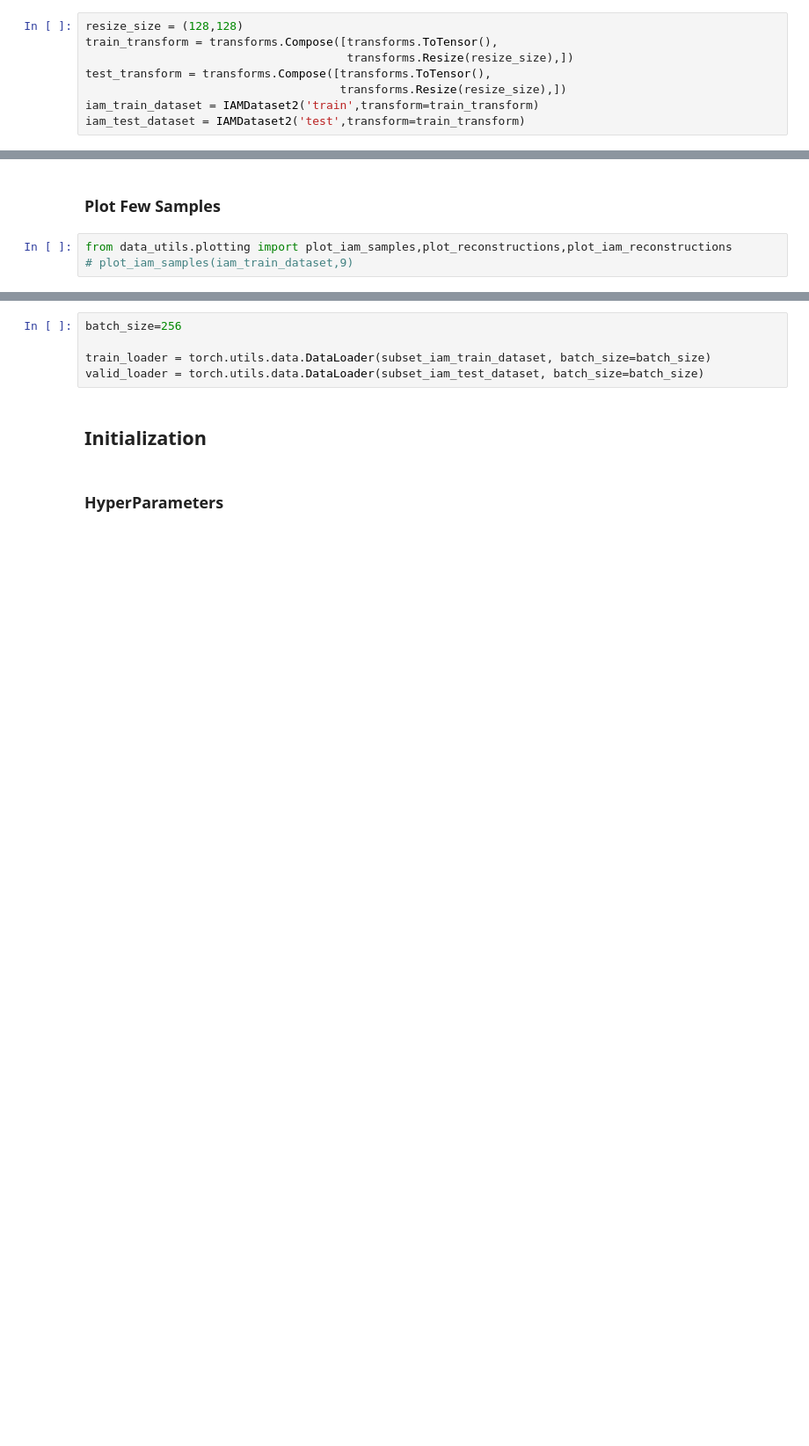
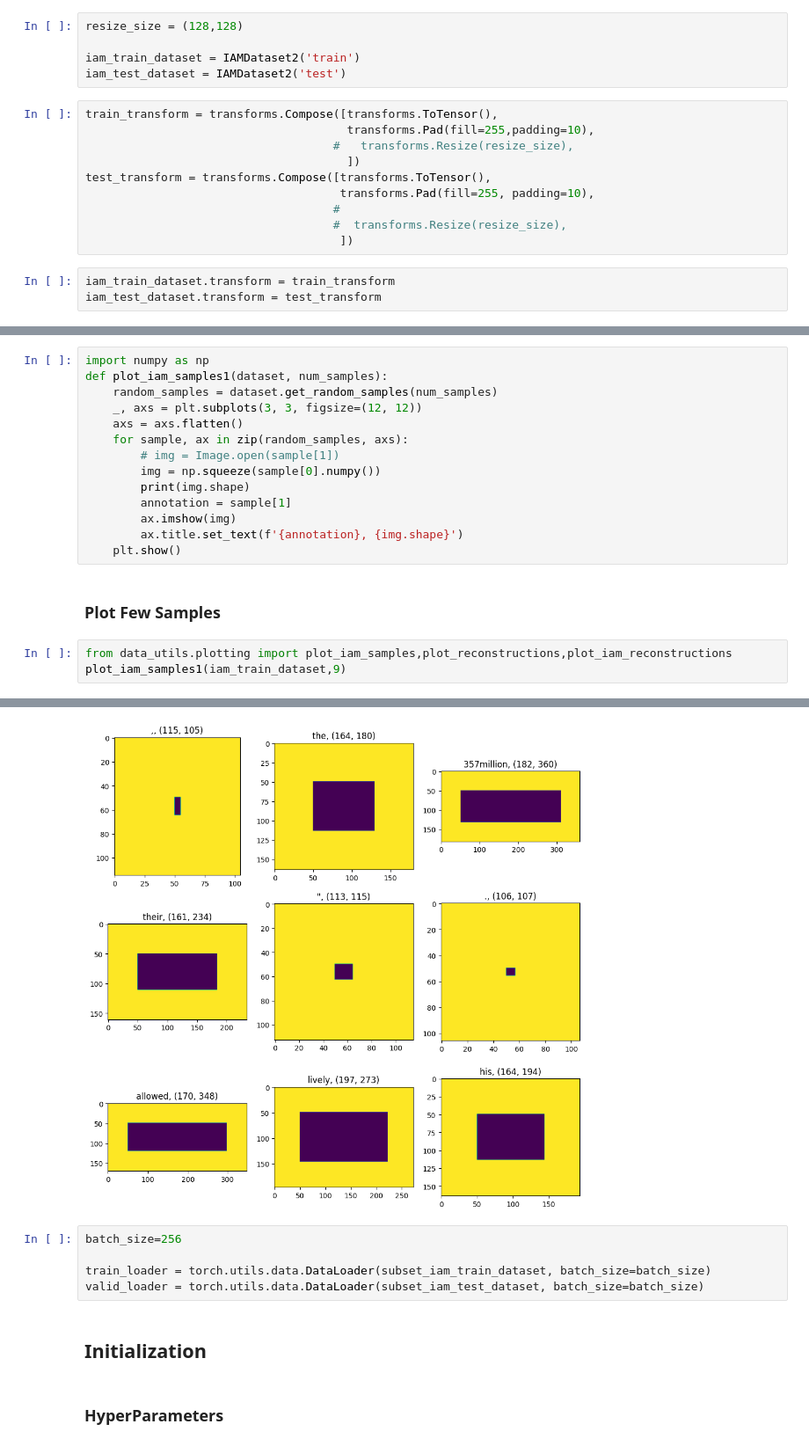
Before and after one commit to mariyamuneeb/ssl_wordspotting, a Jupyter notebook: VariationalAE.ipynb, the cells around one changed output, grey strips where cells are left out. Shown: that part at 88% size. Cells and saved outputs as stored; diff of their text form; blank space fills up the shorter version.

```diff
--- a/VariationalAE.ipynb
+++ b/VariationalAE.ipynb
@@ -267,19 +291,44 @@ copy_iam_dataset_to_colab()
 # %%
 # train_dir = '/content/ssl_wordspotting/data/words_training'
 # test_dir = '/content/ssl_wordspotting/data/words_test'
+# %%
+resize_size = (128,128)
+
+iam_train_dataset = IAMDataset2('train')
+iam_test_dataset = IAMDataset2('test')
 # %%
-resize_size = (128,128)
 train_transform = transforms.Compose([transforms.ToTensor(),
-                                      transforms.Resize(resize_size),])
+                                      transforms.Pad(fill=255,padding=10),
+                                    #   transforms.Resize(resize_size),
+                                      ])
 test_transform = transforms.Compose([transforms.ToTensor(),
-                                     transforms.Resize(resize_size),])
-iam_train_dataset = IAMDataset2('train',transform=train_transform)
-iam_test_dataset = IAMDataset2('test',transform=train_transform)
+                                     transforms.Pad(fill=255, padding=10),
+                                    #
+                                    #  transforms.Resize(resize_size),
+                                     ])
+# %%
+iam_train_dataset.transform = train_transform
+iam_test_dataset.transform = test_transform
 # %%
 subset_iam_train_dataset = IAMSubset().subset(iam_train_dataset,0.2)
 subset_iam_test_dataset = IAMSubset().subset(iam_test_dataset,0.2)
+# %%
+import numpy as np
+def plot_iam_samples1(dataset, num_samples):
+    random_samples = dataset.get_random_samples(num_samples)
+    _, axs = plt.subplots(3, 3, figsize=(12, 12))
+    axs = axs.flatten()
+    for sample, ax in zip(random_samples, axs):
+        # img = Image.open(sample[1])
+        img = np.squeeze(sample[0].numpy())
+        print(img.shape)
+        annotation = sample[1]
+        ax.imshow(img)
+        ax.title.set_text(f'{annotation}, {img.shape}')
+    plt.show()
 # %% [markdown]
 ### Plot Few Samples
 # %%
 from data_utils.plotting import plot_iam_samples,plot_reconstructions,plot_iam_reconstructions
-# plot_iam_samples(iam_train_dataset,9)
+plot_iam_samples1(iam_train_dataset,9)
+# %% [output]
@@ -286,3 +344,4 @@ from data_utils.plotting import plot_iam_samples,plot_reconstructions,plot_iam_r
+[figure, added]
 # %%
 batch_size=256
 
```
Also changed, not shown: parts of 3 cells of this notebook.
